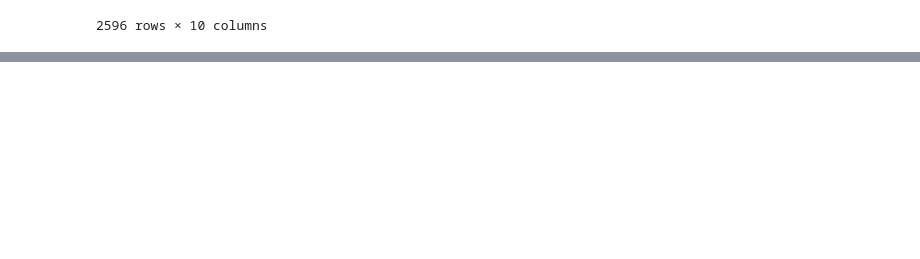
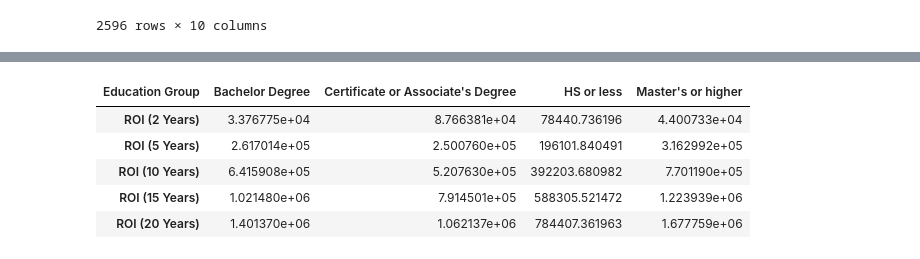
Before and after one commit to Project-1-2021/ValueOfCollege, a Jupyter notebook: Data_Analysis.ipynb, the cells around one changed output, grey strips where cells are left out. Cells and saved outputs as stored; diff of their text form; code cells hidden in the pictures; blank space fills up the shorter version.

```diff
--- a/Data_Analysis.ipynb
+++ b/Data_Analysis.ipynb
@@ -313,3 +308,12 @@ See the caveats in the documentation: https://pandas.pydata.org/pandas-docs/stab
 # %%
+line_df = return_df[['Education Group','ROI (2 Years)','ROI (5 Years)','ROI (10 Years)','ROI (15 Years)','ROI (20 Years)']]
 line_df = line_df.groupby(['Education Group']).mean()
 line_df = line_df.transpose()
+line_df
+# %% [output]
+| Education Group | Bachelor Degree | Certificate or Associate's Degree | HS or less | Master's or higher |
+| ROI (2 Years) | 3.376775e+04 | 8.766381e+04 | 78440.736196 | 4.400733e+04 |
+| ROI (5 Years) | 2.617014e+05 | 2.500760e+05 | 196101.840491 | 3.162992e+05 |
+| ROI (10 Years) | 6.415908e+05 | 5.207630e+05 | 392203.680982 | 7.701190e+05 |
+| ROI (15 Years) | 1.021480e+06 | 7.914501e+05 | 588305.521472 | 1.223939e+06 |
+| ROI (20 Years) | 1.401370e+06 | 1.062137e+06 | 784407.361963 | 1.677759e+06 |
```
Also changed, not shown: parts of 10 cells of this notebook, 1 other file.
